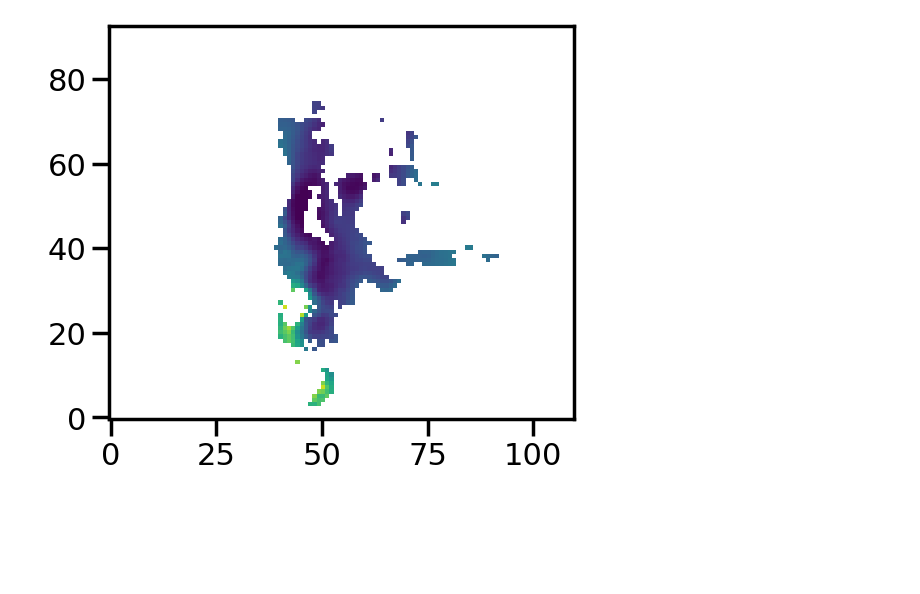
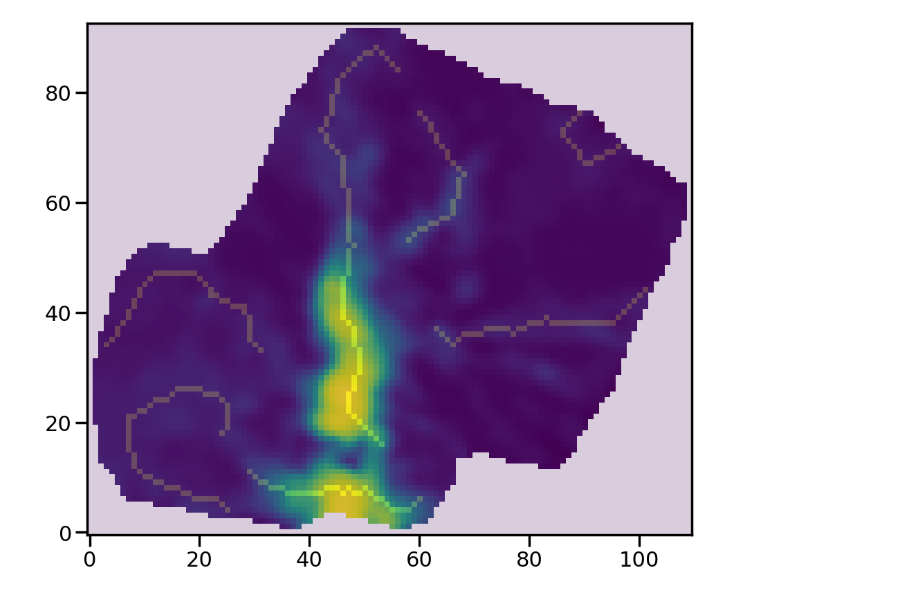
Before and after one commit to Siddharth3-14/Internship-MIT, a Jupyter notebook: filfinder.ipynb, the cells around one changed output. Cells and saved outputs as stored; diff of their text form; code cells hidden in the pictures; blank space fills up the shorter version.

```diff
--- a/filfinder.ipynb
+++ b/filfinder.ipynb
@@ -182,33 +182,20 @@ hdul5 = fits.open(FITS5)
 
 MapStokesI = hdul[0]
 MapStokesIError = hdul[1]
-MapStokesQ = hdul[2]
-MapStokesU = hdul[4]
+
 MapDebPol = hdul[8]
 MapDebPolError = hdul[9]
-MapPolAngleNonRotated = hdul[10]
-MapPolAngle = hdul[11]
-MapPolAngleError = hdul[12]
 MapPolFlux = hdul[13]
 MapPolFluxError = hdul[14]
 MapColumndensity = hdul2[0]
-MapTemperature = hdul3[0]
-Map8Micron = hdul4[0]
 MapHer250 = hdul5[0]
 
 
 
 MapPolSNR = MapDebPol.copy()
 BlankedMapPol = MapDebPol.copy()
-BlankedMapPolAngle = MapPolAngle.copy()
-BlankedMapPolAngleError = MapPolAngleError.copy()
-BlankedMapPolAngleNonRotated = MapPolAngleNonRotated.copy()
 BlankedMapStokesI = MapStokesI.copy()
-BlankedMapStokesQ = MapStokesQ.copy()
-BlankedMapStokesU = MapStokesU.copy()
 BlankedMapColumnDensity = MapColumndensity.copy()
-BlankedMapTemperature = MapTemperature.copy()
-BlankedMap8Mircon = Map8Micron.copy()
 BlankedMapHer250 = MapHer250.copy()
 
 
@@ -220,15 +207,8 @@ MapPolSNR.data = MapDebPol.data/MapDebPolError.data
 
 Selector = (MapPolSNR.data < 3)
 BlankedMapPol.data[Selector] = np.nan
-BlankedMapPolAngle.data[Selector] = np.nan
-BlankedMapPolAngleError.data[Selector] = np.nan
 BlankedMapStokesI.data[Selector] = np.nan
-BlankedMapStokesQ.data[Selector] = np.nan
-BlankedMapStokesU.data[Selector] = np.nan
-BlankedMapPolAngleNonRotated.data[Selector] = np.nan
 BlankedMapColumnDensity.data[Selector] = np.nan
-BlankedMapTemperature.data[Selector] = np.nan
-BlankedMap8Mircon.data[Selector] = np.nan
 BlankedMapHer250.data[Selector] = np.nan
 
 
@@ -236,51 +216,21 @@ BlankedMapHer250.data[Selector] = np.nan
 ############## removing any points with pfrac above 50
 Selector = (BlankedMapPol.data>50)
 BlankedMapPol.data[Selector] = np.nan
-BlankedMapPolAngle.data[Selector] = np.nan
-BlankedMapPolAngleError.data[Selector] = np.nan
 BlankedMapStokesI.data[Selector] = np.nan
-BlankedMapStokesQ.data[Selector] = np.nan
-BlankedMapStokesU.data[Selector] = np.nan
-BlankedMapPolAngleNonRotated.data[Selector] = np.nan
 BlankedMapColumnDensity.data[Selector] = np.nan
-BlankedMapTemperature.data[Selector] = np.nan
-BlankedMap8Mircon.data[Selector] = np.nan
 BlankedMapHer250.data[Selector] = np.nan
 
 
 ############ removing any data points with I/I_error < 100
 Selector = MapStokesI.data/MapStokesIError.data < 100
-BlankedMapPol.data[Selector] = np.nan
-BlankedMapPolAngle.data[Selector] = np.nan
-BlankedMapPolAngleError.data[Selector] = np.nan
 BlankedMapStokesI.data[Selector] = np.nan
-BlankedMapStokesQ.data[Selector] = np.nan
-BlankedMapStokesU.data[Selector] = np.nan
-BlankedMapPolAngleNonRotated.data[Selector] = np.nan
 BlankedMapColumnDensity.data[Selector] = np.nan
-BlankedMapTemperature.data[Selector] = np.nan
-BlankedMap8Mircon.data[Selector] = np.nan
 BlankedMapHer250.data[Selector] = np.nan
 
 
 BlankedMapColumnDensity.data = BlankedMapColumnDensity.data*(BlankedMapStokesI.data/BlankedMapStokesI.data)
-BlankedMapTemperature.data = BlankedMapTemperature.data*(BlankedMapStokesI.data/BlankedMapStokesI.data)
-BlankedMap8Mircon.data = BlankedMap8Mircon.data*(BlankedMapStokesI.data/BlankedMapStokesI.data)
-BlankedMapPolAngleError.data = BlankedMapPolAngleError.data*(BlankedMapStokesI.data/BlankedMapStokesI.data)
+
 BlankedMapHer250.data = BlankedMapHer250.data*(BlankedMapStokesI.data/BlankedMapStokesI.data)
-
-
-
-############## generating the RA and DEC mesh
-DEC_grid,RA_grid = generate_RA_DEC_mesh(hdul[0])
-seperation = MapPolAngle.copy()
-
-plt.figure(figsize=(6,6))
-# plt.imshow(np.log10(MapHer250.data),origin='lower',vmin = 0 , vmax = 3)
-plt.imshow(BlankedMapTemperature.data,origin='lower',vmin = 20, vmax = 40)
-plt.show()
-# %% [output]
-[figure, removed]
 # %%
 from fil_finder import FilFinder2D
 from astropy.io import fits
@@ -291 +241,16 @@ fil = FilFinder2D(arr,header=hdr,distance=1700*u.pc)
+# %%
+fil.preprocess_image(flatten_percent=92) # doctest: +SKIP
+fil.create_mask(verbose=False,  border_masking=False, glob_thresh=0.5)
+fil.medskel(verbose=False) # doctest: +SKIP
+fil.analyze_skeletons(verbose=False,branch_thresh=4000* u.pix, prune_criteria='length') # doctest: +SKIP
+fil.exec_rht(verbose=False) # doctest: +SKIP
+fil.find_widths(verbose=False) # doctest: +SKIP
+plt.imshow(fil.flat_img.value, origin='lower')
+plt.imshow(fil.skeleton, origin='lower',alpha=0.2)
+# plt.contour(fil.skeleton_longpath, colors='r')
+plt.show()
+# fil.save_fits() # doctest: +SKIP
+# fil.save_stamp_fits() # doctest: +SKIP
+# %% [output]
+[figure, added]
 # %%
```
Also changed, not shown: parts of 5 cells of this notebook, 1 other file.
